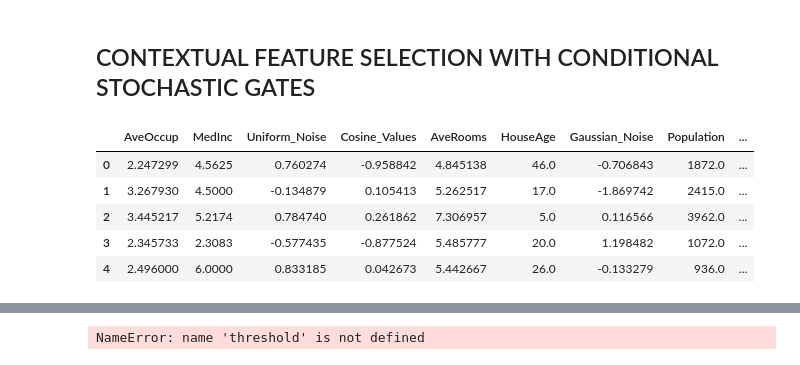
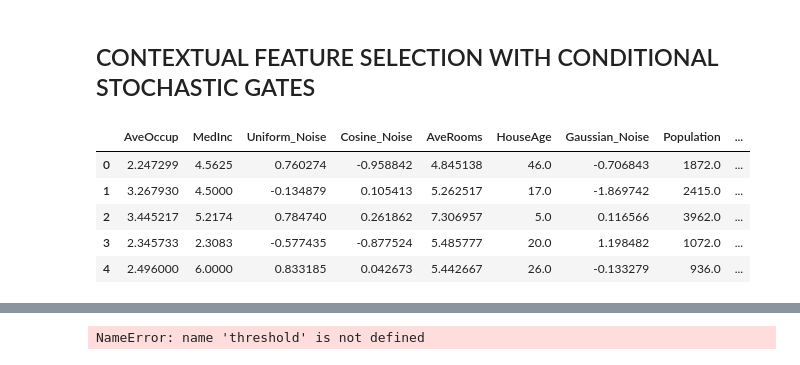
Before and after one commit to yonatanwies/GeometryOfInformation, a Jupyter notebook: Milestone3/Contextual_Stochastic_Gates_for_Feature_Selection_V1.ipynb, the cells around one changed output, grey strips where cells are left out. Drawn from its saved outputs; the diff is of its cells as text; code cells hidden in the pictures.

```diff
--- a/Milestone3/Contextual_Stochastic_Gates_for_Feature_Selection_V1.ipynb
+++ b/Milestone3/Contextual_Stochastic_Gates_for_Feature_Selection_V1.ipynb
@@ -34,7 +34,7 @@ df=df.sample(frac=1,random_state=42).reset_index(drop=True)
 # Add the noise columns to DataFrame
 df['Gaussian_Noise'] = gaussian_noise
 df['Uniform_Noise'] = uniform_noise
-df['Cosine_Values'] = cosine_values
+df['Cosine_Noise'] = cosine_values
 df=df.sample(frac=1,random_state=42).reset_index(drop=True)
 
 # Shuffle column locations
@@ -54,34 +54,34 @@ df_full = pd.concat([df, y_df], axis=1)
 from sklearn.model_selection import train_test_split
 from sklearn.preprocessing import StandardScaler
 import torch
 from torch.utils.data import TensorDataset
 
 # Splitting the data (assuming you want to keep DataFrame structure for X)
 X_train, X_test, y_train, y_test = train_test_split(df, y, test_size=0.2, random_state=42)
 
 # Scaling features
 scaler = StandardScaler()
 X_train_scaled = pd.DataFrame(scaler.fit_transform(X_train), columns=X_train.columns)
 X_test_scaled = pd.DataFrame(scaler.transform(X_test), columns=X_test.columns)
 
 # X_train_scaled and X_test_scaled are now DataFrames with scaled features and retained column names.
 # convert them to PyTorch tensors
 X_train_tensor = torch.tensor(X_train_scaled.values, dtype=torch.float32)
 X_test_tensor = torch.tensor(X_test_scaled.values, dtype=torch.float32)
 y_train_tensor = torch.tensor(y_train, dtype=torch.float32)
 y_test_tensor = torch.tensor(y_test, dtype=torch.float32)
 y_train_tensor = y_train_tensor.view(-1, 1)
 y_test_tensor = y_test_tensor.view(-1, 1)
 
 # Create TensorDataset
 train_dataset = TensorDataset(X_train_tensor, y_train_tensor)
 test_dataset = TensorDataset(X_test_tensor, y_test_tensor)
 
 # new column names
 feature_names = np.array(X_train_scaled.columns)
 # feature_names
 # %% [output]
-|  | AveOccup | MedInc | Uniform_Noise | Cosine_Values | AveRooms | HouseAge | Gaussian_Noise | Population | ... |
+|  | AveOccup | MedInc | Uniform_Noise | Cosine_Noise | AveRooms | HouseAge | Gaussian_Noise | Population | ... |
 | 0 | 2.247299 | 4.5625 | 0.760274 | -0.958842 | 4.845138 | 46.0 | -0.706843 | 1872.0 | ... |
 | 1 | 3.267930 | 4.5000 | -0.134879 | 0.105413 | 5.262517 | 17.0 | -1.869742 | 2415.0 | ... |
 | 2 | 3.445217 | 5.2174 | 0.784740 | 0.261862 | 7.306957 | 5.0 | 0.116566 | 3962.0 | ... |
```
Also changed, not shown: parts of 9 cells of this notebook.
